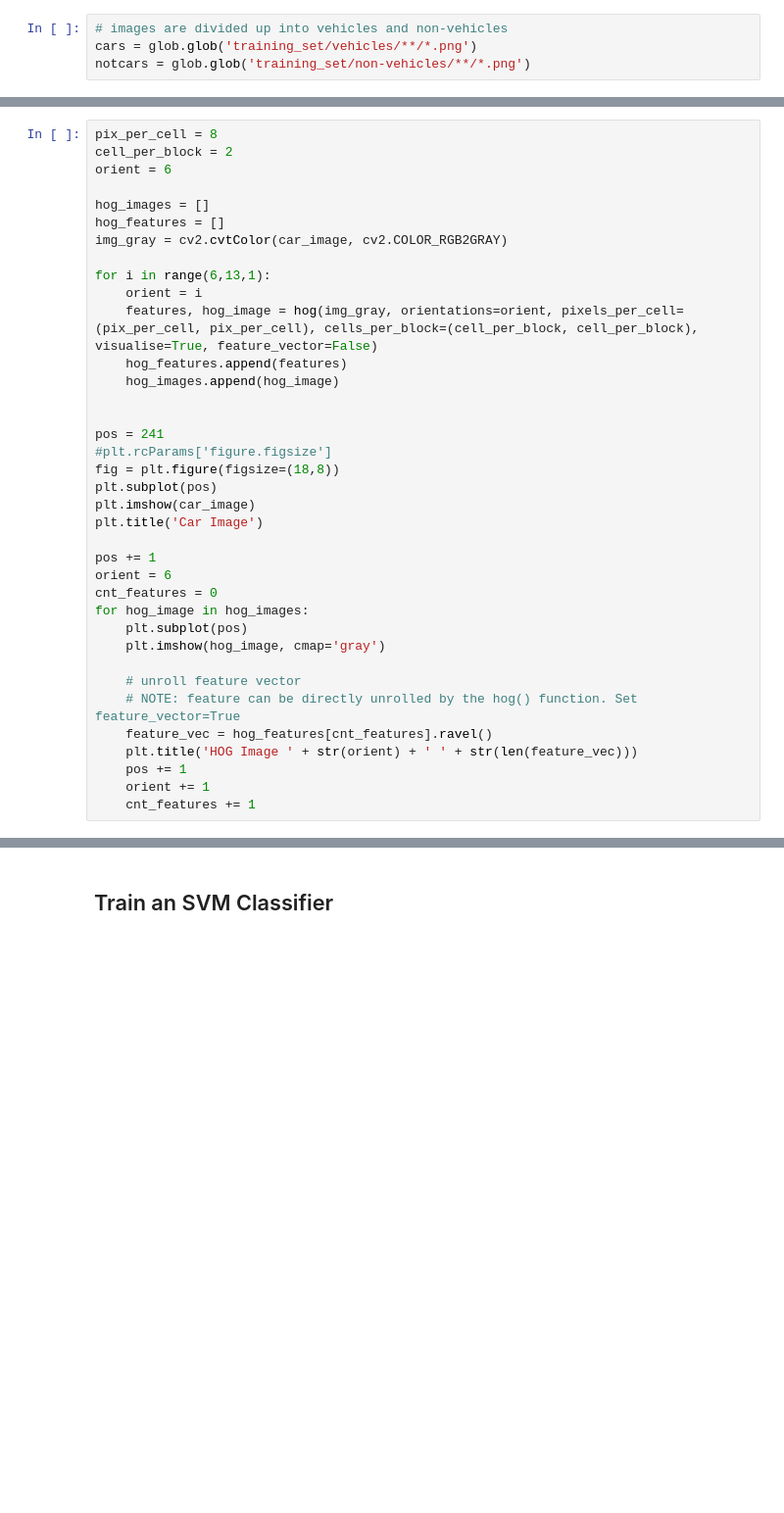
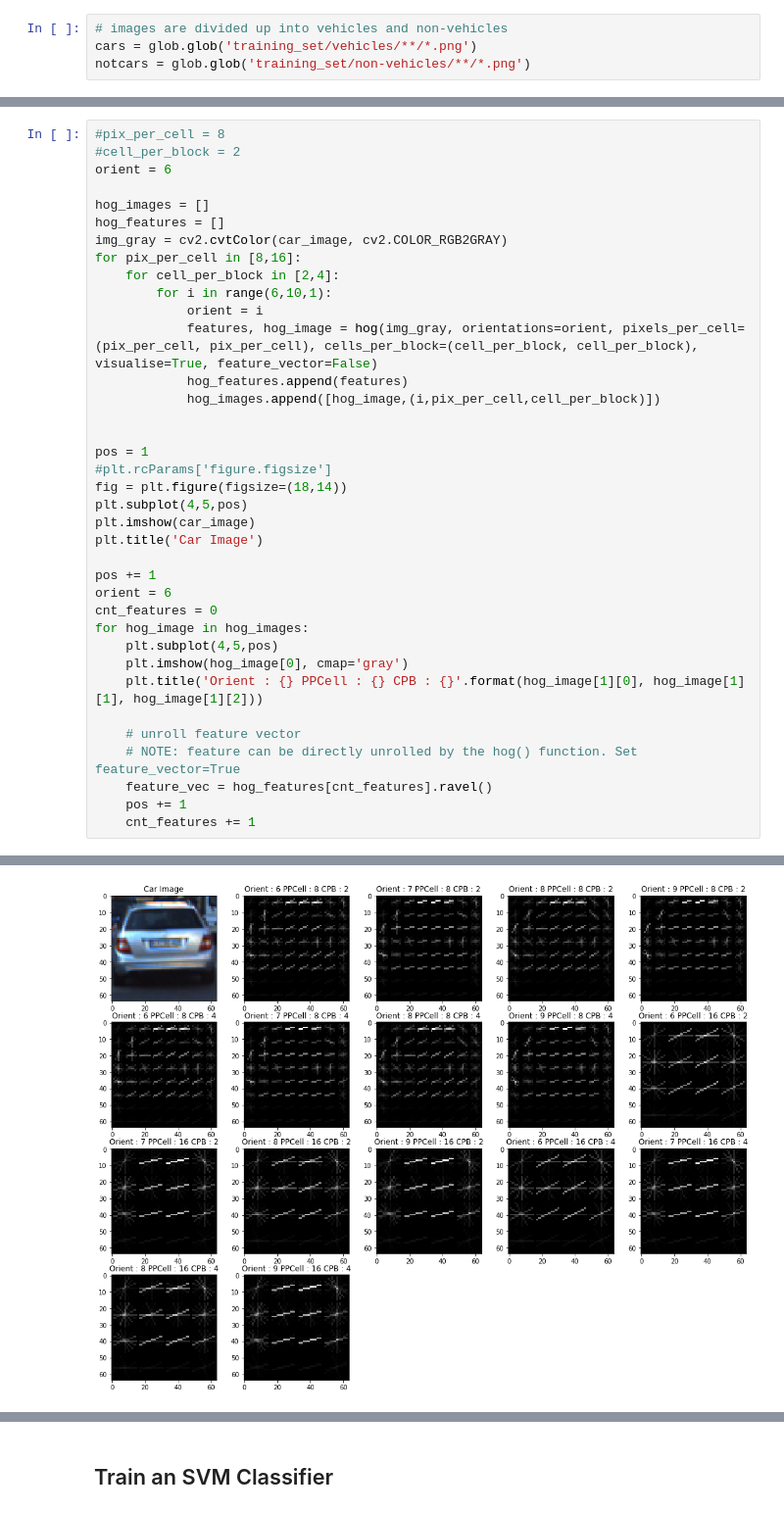
Before and after one commit to rudi77/sdc, a Jupyter notebook: project5/exploration.ipynb, the cells around one changed output, grey strips where cells are left out. Shown: that part at 98% size. Cells and saved outputs as stored; diff of their text form; blank space fills up the shorter version.

```diff
--- a/project5/exploration.ipynb
+++ b/project5/exploration.ipynb
@@ -58,23 +65,24 @@ plt.title('Example Not-car Image')
 # %%
-pix_per_cell = 8
-cell_per_block = 2
+#pix_per_cell = 8
+#cell_per_block = 2
 orient = 6
 
 hog_images = []
 hog_features = []
 img_gray = cv2.cvtColor(car_image, cv2.COLOR_RGB2GRAY)
-
-for i in range(6,13,1):
-    orient = i
-    features, hog_image = hog(img_gray, orientations=orient, pixels_per_cell=(pix_per_cell, pix_per_cell), cells_per_block=(cell_per_block, cell_per_block), visualise=True, feature_vector=False)
-    hog_features.append(features)
-    hog_images.append(hog_image)
+for pix_per_cell in [8,16]:
+    for cell_per_block in [2,4]:
+        for i in range(6,10,1):
+            orient = i
+            features, hog_image = hog(img_gray, orientations=orient, pixels_per_cell=(pix_per_cell, pix_per_cell), cells_per_block=(cell_per_block, cell_per_block), visualise=True, feature_vector=False)
+            hog_features.append(features)
+            hog_images.append([hog_image,(i,pix_per_cell,cell_per_block)])
 
 
-pos = 241
+pos = 1
 #plt.rcParams['figure.figsize']
-fig = plt.figure(figsize=(18,8))
-plt.subplot(pos)
+fig = plt.figure(figsize=(18,14))
+plt.subplot(4,5,pos)
 plt.imshow(car_image)
 plt.title('Car Image')
 
@@ -82,13 +90,13 @@ pos += 1
 orient = 6
 cnt_features = 0
 for hog_image in hog_images:
-    plt.subplot(pos)
-    plt.imshow(hog_image, cmap='gray')
+    plt.subplot(4,5,pos)
+    plt.imshow(hog_image[0], cmap='gray')
+    plt.title('Orient : {} PPCell : {} CPB : {}'.format(hog_image[1][0], hog_image[1][1], hog_image[1][2]))
 
     # unroll feature vector
     # NOTE: feature can be directly unrolled by the hog() function. Set feature_vector=True
     feature_vec = hog_features[cnt_features].ravel()
-    plt.title('HOG Image ' + str(orient) + ' ' + str(len(feature_vec)))
     pos += 1
-    orient += 1
     cnt_features += 1
+# %% [output]
@@ -94,0 +105 @@ for hog_image in hog_images:
+[figure, added]
```
Also changed, not shown: parts of 39 cells of this notebook, 3 other files.
